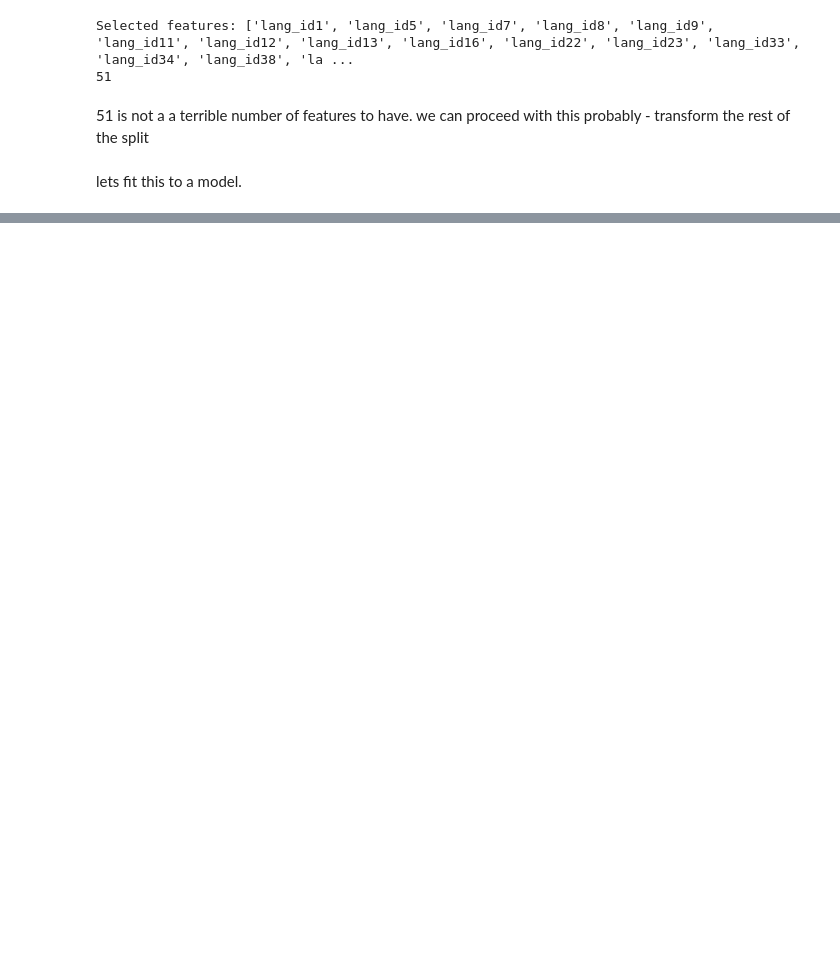
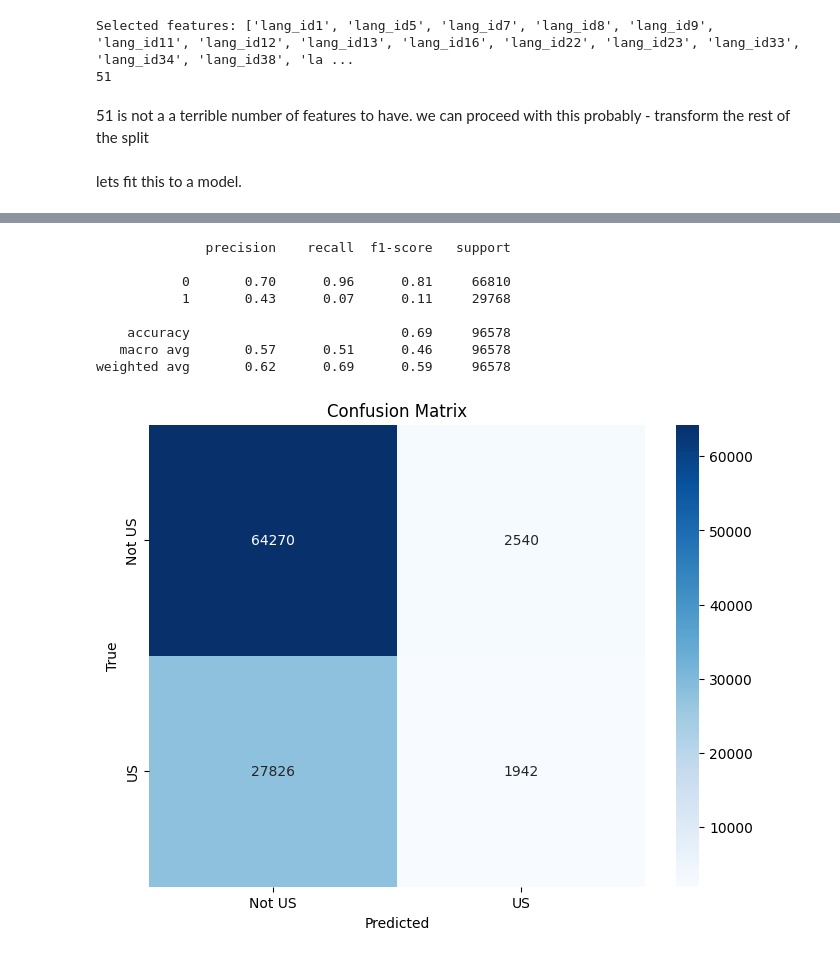
Before and after one commit to Ayan-Sengupta/us_location_identifier, a Jupyter notebook: src/experiment.ipynb, the cells around one changed output, grey strips where cells are left out. Cells and saved outputs as stored; diff of their text form; code cells hidden in the pictures; blank space fills up the shorter version.

```diff
--- a/src/experiment.ipynb
+++ b/src/experiment.ipynb
@@ -162,0 +304,24 @@ lets fit this to a model.
+# %%
+# predict on the test set
+y_test_pred = best_rfc.predict(X_test)
+# check performance of the model
+# Print classification report
+print(classification_report(y_test, y_test_pred))
+# Print confusion matrix
+cm = confusion_matrix(y_test, y_test_pred)
+plt.figure(figsize=(8, 6))
+sns.heatmap(cm, annot=True, fmt='d', cmap='Blues', xticklabels=['Not US', 'US'], yticklabels=['Not US', 'US'])
+plt.title('Confusion Matrix')
+plt.xlabel('Predicted')
+plt.ylabel('True')
+plt.show()
+# %% [output]
+              precision    recall  f1-score   support
+
+           0       0.70      0.96      0.81     66810
+           1       0.43      0.07      0.11     29768
+
+    accuracy                           0.69     96578
+   macro avg       0.57      0.51      0.46     96578
+weighted avg       0.62      0.69      0.59     96578
+[figure, added]
```
Also changed, not shown: parts of 8 cells of this notebook, 1 other file.
